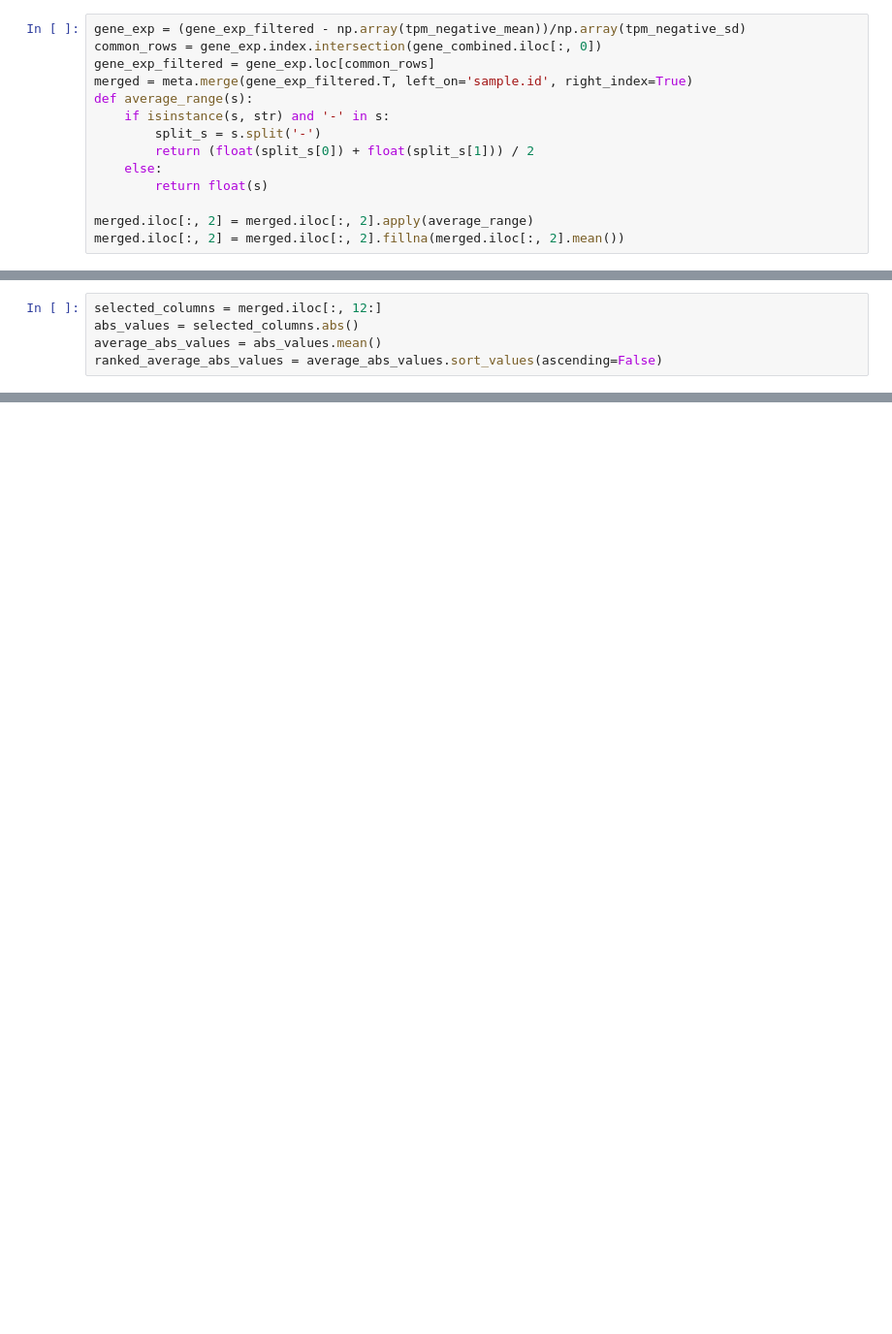
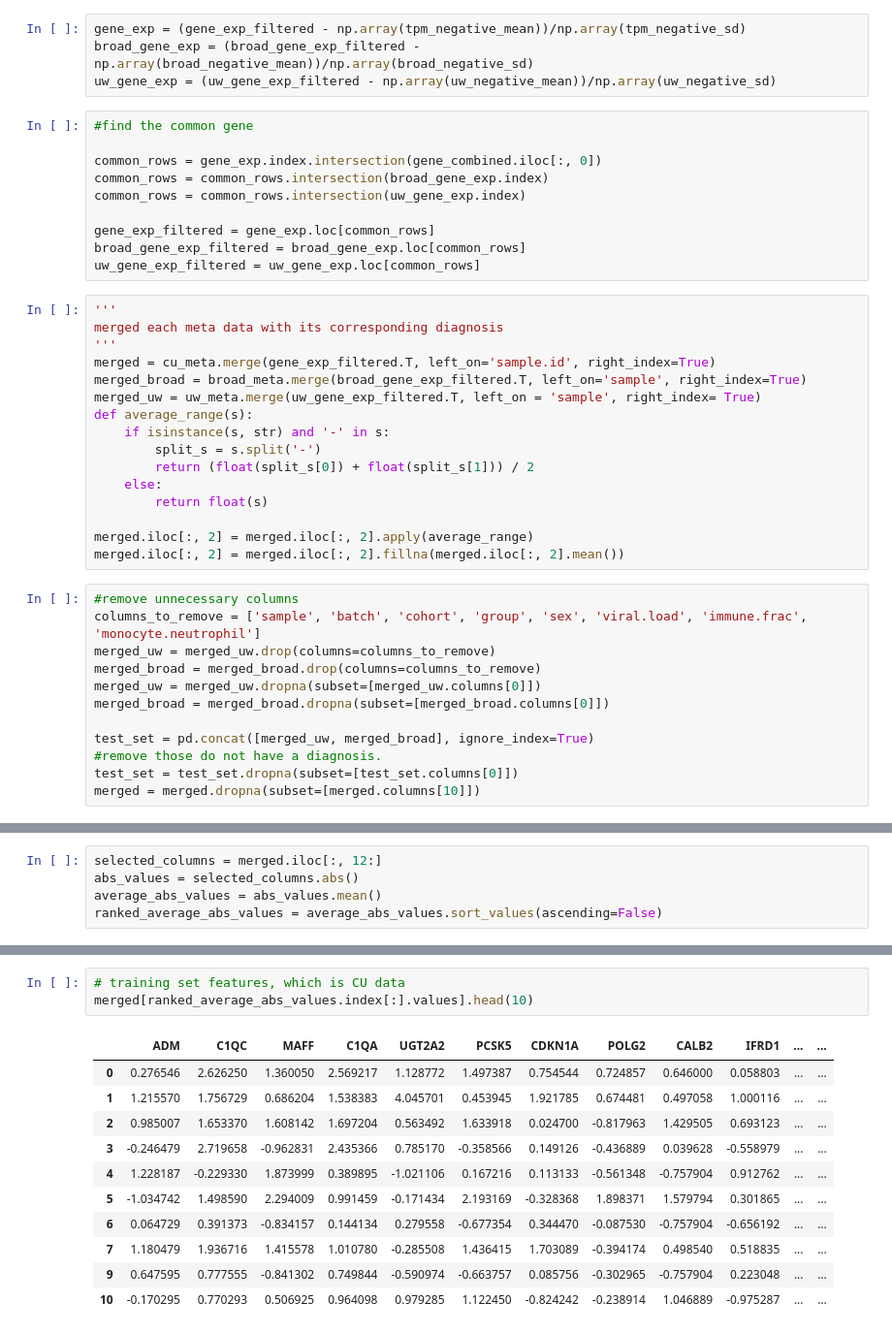
Before and after one commit to ChenyangLi4288/COVID-classification, a Jupyter notebook: Classification.ipynb, the cells around one changed output, grey strips where cells are left out. Shown: that part at 97% size. Drawn from its saved outputs; the diff is of its cells as text; blank space fills up the shorter version.

```diff
--- a/Classification.ipynb
+++ b/Classification.ipynb
@@ -33,8 +71,24 @@ gene_exp_filtered = gene_exp.drop(columns=negative_sample_ids)
+# %%
+gene_exp = (gene_exp_filtered - np.array(tpm_negative_mean))/np.array(tpm_negative_sd)
+broad_gene_exp = (broad_gene_exp_filtered - np.array(broad_negative_mean))/np.array(broad_negative_sd)
+uw_gene_exp = (uw_gene_exp_filtered - np.array(uw_negative_mean))/np.array(uw_negative_sd)
+# %%
+#find the common gene
+
+common_rows = gene_exp.index.intersection(gene_combined.iloc[:, 0])
+common_rows = common_rows.intersection(broad_gene_exp.index)
+common_rows = common_rows.intersection(uw_gene_exp.index)
+
+gene_exp_filtered = gene_exp.loc[common_rows]
+broad_gene_exp_filtered = broad_gene_exp.loc[common_rows]
+uw_gene_exp_filtered = uw_gene_exp.loc[common_rows]
 # %%
-gene_exp = (gene_exp_filtered - np.array(tpm_negative_mean))/np.array(tpm_negative_sd)
-common_rows = gene_exp.index.intersection(gene_combined.iloc[:, 0])
-gene_exp_filtered = gene_exp.loc[common_rows]
-merged = meta.merge(gene_exp_filtered.T, left_on='sample.id', right_index=True)
+'''
+merged each meta data with its corresponding diagnosis
+'''
+merged = cu_meta.merge(gene_exp_filtered.T, left_on='sample.id', right_index=True)
+merged_broad = broad_meta.merge(broad_gene_exp_filtered.T, left_on='sample', right_index=True)
+merged_uw = uw_meta.merge(uw_gene_exp_filtered.T, left_on = 'sample', right_index= True)
 def average_range(s):
     if isinstance(s, str) and '-' in s:
         split_s = s.split('-')
@@ -44,3 +98,15 @@ def average_range(s):
 
 merged.iloc[:, 2] = merged.iloc[:, 2].apply(average_range)
 merged.iloc[:, 2] = merged.iloc[:, 2].fillna(merged.iloc[:, 2].mean())
+# %%
+#remove unnecessary columns
+columns_to_remove = ['sample', 'batch', 'cohort', 'group', 'sex', 'viral.load', 'immune.frac', 'monocyte.neutrophil']
+merged_uw = merged_uw.drop(columns=columns_to_remove)
+merged_broad = merged_broad.drop(columns=columns_to_remove)
+merged_uw = merged_uw.dropna(subset=[merged_uw.columns[0]])
+merged_broad = merged_broad.dropna(subset=[merged_broad.columns[0]])
+
+test_set = pd.concat([merged_uw, merged_broad], ignore_index=True)
+#remove those do not have a diagnosis.
+test_set = test_set.dropna(subset=[test_set.columns[0]])
+merged = merged.dropna(subset=[merged.columns[10]])
@@ -66,0 +149,15 @@ Length: 18035, dtype: float64
+# %%
+# training set features, which is CU data
+merged[ranked_average_abs_values.index[:].values].head(10)
+# %% [output]
+|  | ADM | C1QC | MAFF | C1QA | UGT2A2 | PCSK5 | CDKN1A | POLG2 | CALB2 | IFRD1 | ... | ... |
+| 0 | 0.276546 | 2.626250 | 1.360050 | 2.569217 | 1.128772 | 1.497387 | 0.754544 | 0.724857 | 0.646000 | 0.058803 | ... | ... |
+| 1 | 1.215570 | 1.756729 | 0.686204 | 1.538383 | 4.045701 | 0.453945 | 1.921785 | 0.674481 | 0.497058 | 1.000116 | ... | ... |
+| 2 | 0.985007 | 1.653370 | 1.608142 | 1.697204 | 0.563492 | 1.633918 | 0.024700 | -0.817963 | 1.429505 | 0.693123 | ... | ... |
+| 3 | -0.246479 | 2.719658 | -0.962831 | 2.435366 | 0.785170 | -0.358566 | 0.149126 | -0.436889 | 0.039628 | -0.558979 | ... | ... |
+| 4 | 1.228187 | -0.229330 | 1.873999 | 0.389895 | -1.021106 | 0.167216 | 0.113133 | -0.561348 | -0.757904 | 0.912762 | ... | ... |
+| 5 | -1.034742 | 1.498590 | 2.294009 | 0.991459 | -0.171434 | 2.193169 | -0.328368 | 1.898371 | 1.579794 | 0.301865 | ... | ... |
+| 6 | 0.064729 | 0.391373 | -0.834157 | 0.144134 | 0.279558 | -0.677354 | 0.344470 | -0.087530 | -0.757904 | -0.656192 | ... | ... |
+| 7 | 1.180479 | 1.936716 | 1.415578 | 1.010780 | -0.285508 | 1.436415 | 1.703089 | -0.394174 | 0.498540 | 0.518835 | ... | ... |
+| 9 | 0.647595 | 0.777555 | -0.841302 | 0.749844 | -0.590974 | -0.663757 | 0.085756 | -0.302965 | -0.757904 | 0.223048 | ... | ... |
+| 10 | -0.170295 | 0.770293 | 0.506925 | 0.964098 | 0.979285 | 1.122450 | -0.824242 | -0.238914 | 1.046889 | -0.975287 | ... | ... |
```
Also changed, not shown: parts of 27 cells of this notebook.
